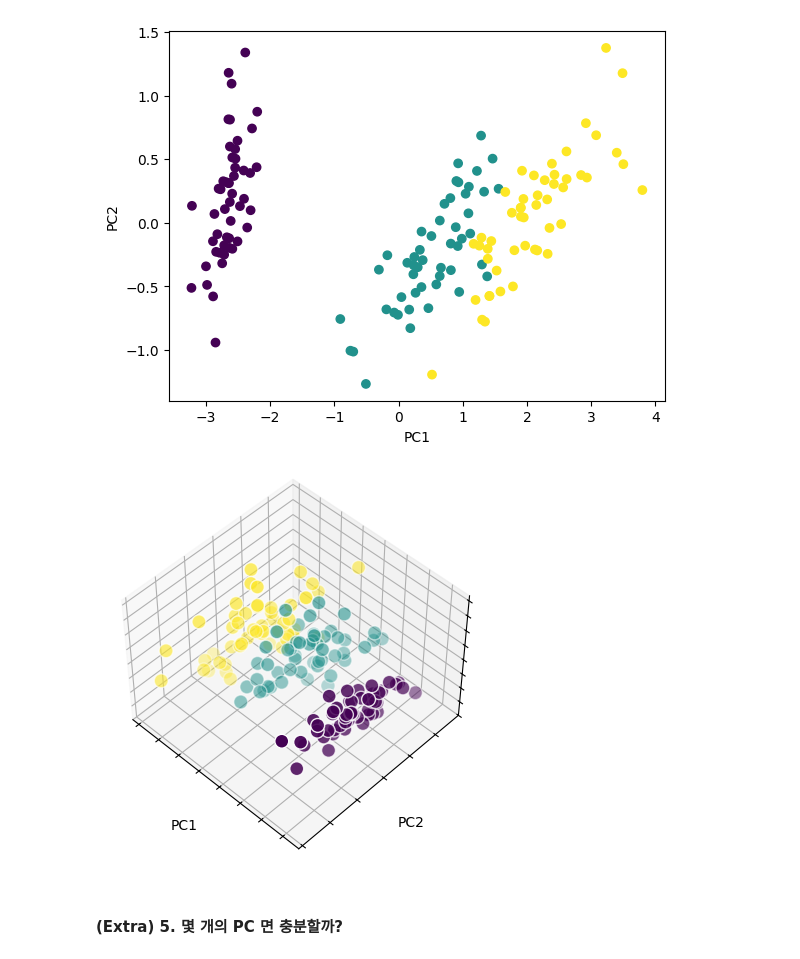
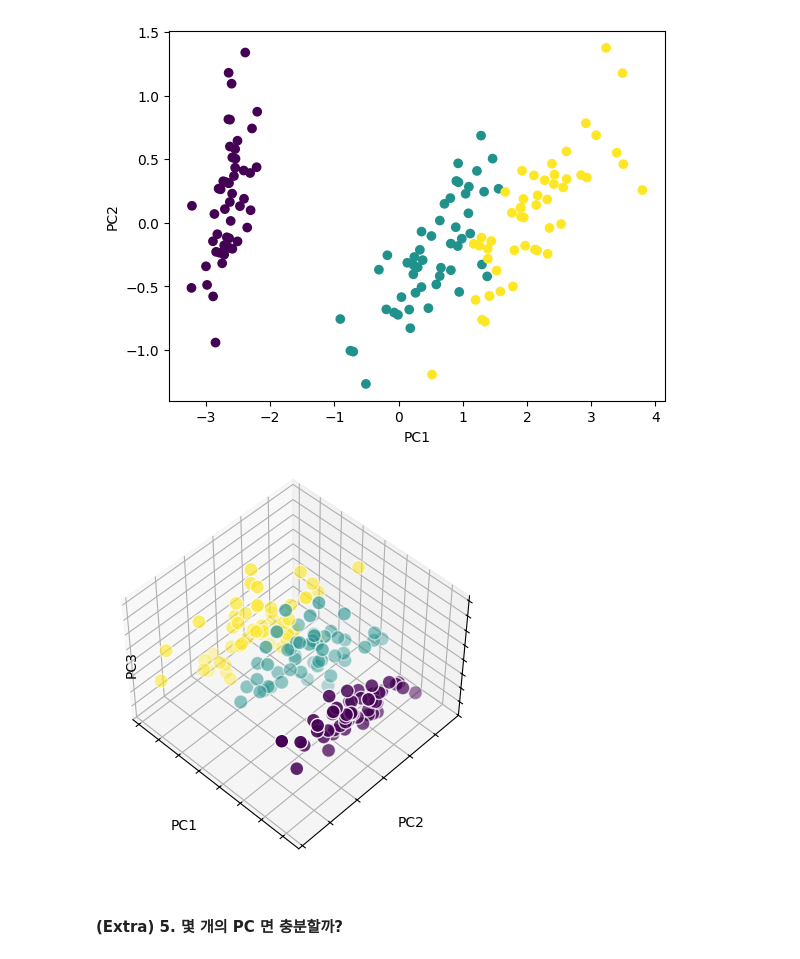
Before and after one commit to dkimds/goormthon, a Jupyter notebook: Practice/Part5/6. PCA_sklearn.ipynb, the cells around one changed output. Cells and saved outputs as stored; diff of their text form; code cells hidden in the pictures.

```diff
--- a/Practice/Part5/6. PCA_sklearn.ipynb
+++ b/Practice/Part5/6. PCA_sklearn.ipynb
@@ -133,25 +131,25 @@ plt.show()
 # %%
 # Plot PCA of 3 PCs
 fig = plt.figure()
 ax = fig.add_subplot(111, projection='3d', elev=48, azim=134)
 
 # Scatter plot with colors corresponding to target classes
 sc = ax.scatter(x[:, 0], x[:, 1], x[:, 2], c=iris.target, edgecolor='w', s=100)
 
 # Removing tick labels
 ax.set_xticklabels([])
 ax.set_yticklabels([])
 ax.set_zticklabels([])
 
 # Setting axis labels
 ax.set_xlabel('PC1')
 ax.set_ylabel('PC2')
-ax.set_zlabel('PC3')
+ax.text2D(0.05, 0.5, "PC3", transform=ax.transAxes, rotation=90, verticalalignment='center')
 ax.dist = 12
 
 plt.show()
 # %% [output]
-[figure, old version]
+[figure, new version]
 # %% [markdown]
 #### (Extra) 5. 몇 개의 PC 면 충분할까?
 # %%
```
Also changed, not shown: parts of 1 cell of this notebook.
